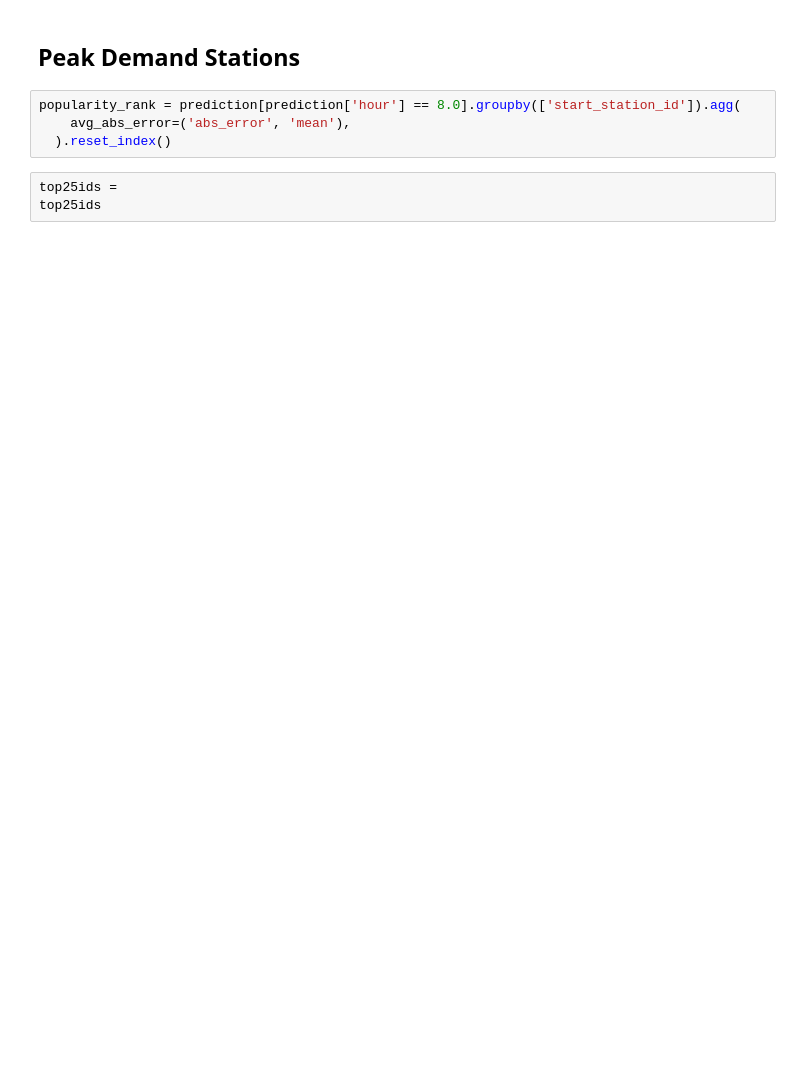
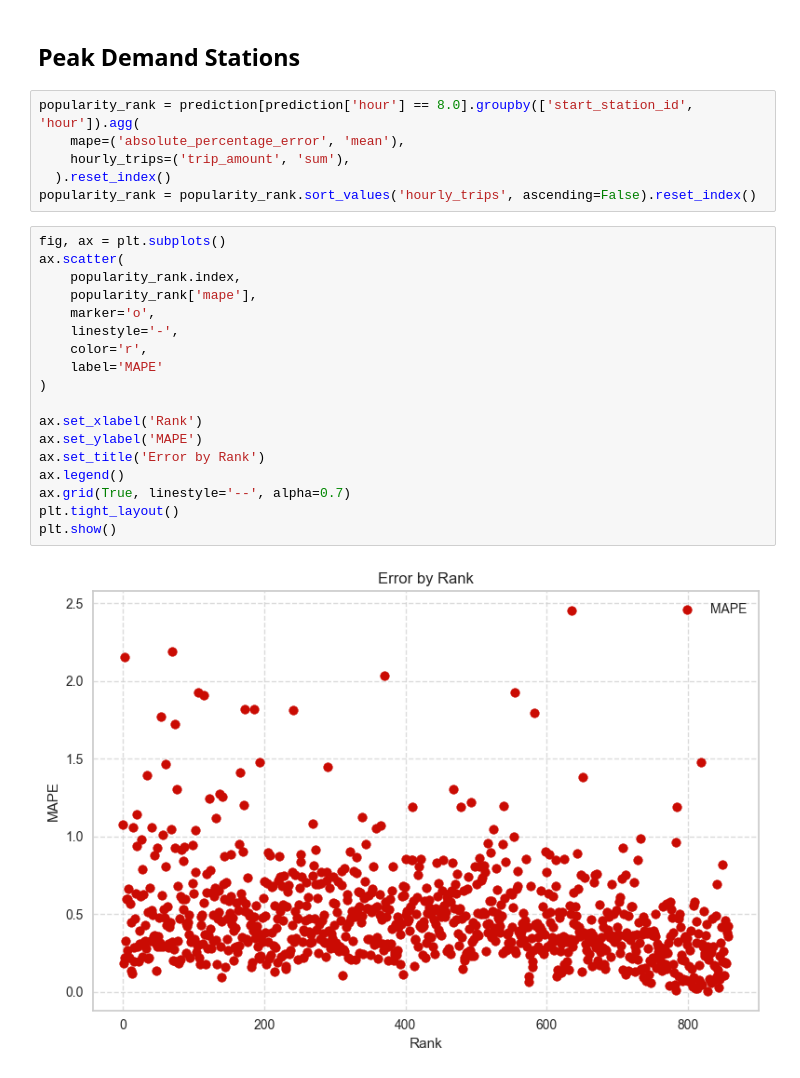
Before and after one commit to bicdev/tcc, a Jupyter notebook: notebooks/CatBoost_simple.ipynb, the cells around one changed output. Drawn from its saved outputs; the diff is of its cells as text; blank space fills up the shorter version.

```diff
--- a/notebooks/CatBoost_simple.ipynb
+++ b/notebooks/CatBoost_simple.ipynb
@@ -273,9 +434,28 @@ plt.show()
 # %% [markdown]
 ## Peak Demand Stations
 # %%
-popularity_rank = prediction[prediction['hour'] == 8.0].groupby(['start_station_id']).agg(
-    avg_abs_error=('abs_error', 'mean'),
+popularity_rank = prediction[prediction['hour'] == 8.0].groupby(['start_station_id', 'hour']).agg(
+    mape=('absolute_percentage_error', 'mean'),
+    hourly_trips=('trip_amount', 'sum'),
   ).reset_index()
+popularity_rank = popularity_rank.sort_values('hourly_trips', ascending=False).reset_index()
-# %%
-top25ids =
-top25ids
+# %%
+fig, ax = plt.subplots()
+ax.scatter(
+    popularity_rank.index,
+    popularity_rank['mape'],
+    marker='o',
+    linestyle='-',
+    color='r',
+    label='MAPE'
+)
+
+ax.set_xlabel('Rank')
+ax.set_ylabel('MAPE')
+ax.set_title('Error by Rank')
+ax.legend()
+ax.grid(True, linestyle='--', alpha=0.7)
+plt.tight_layout()
+plt.show()
+# %% [output]
+[figure, added]
```
Also changed, not shown: parts of 33 cells of this notebook.
